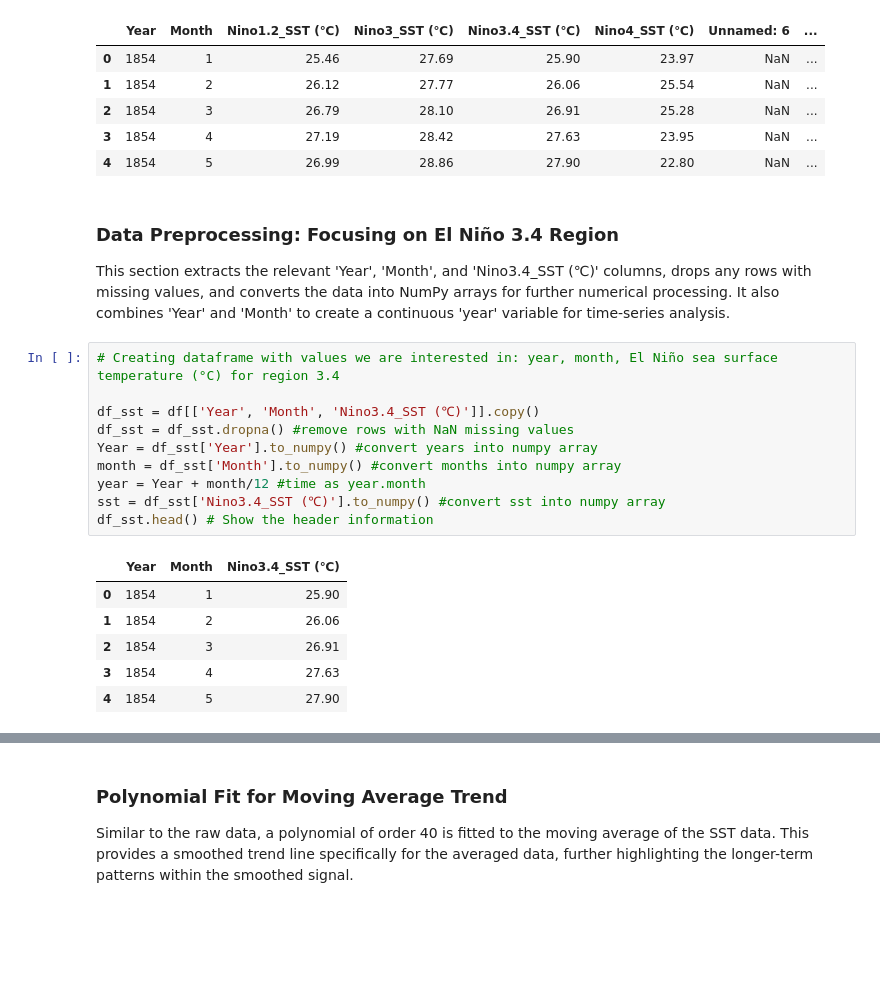
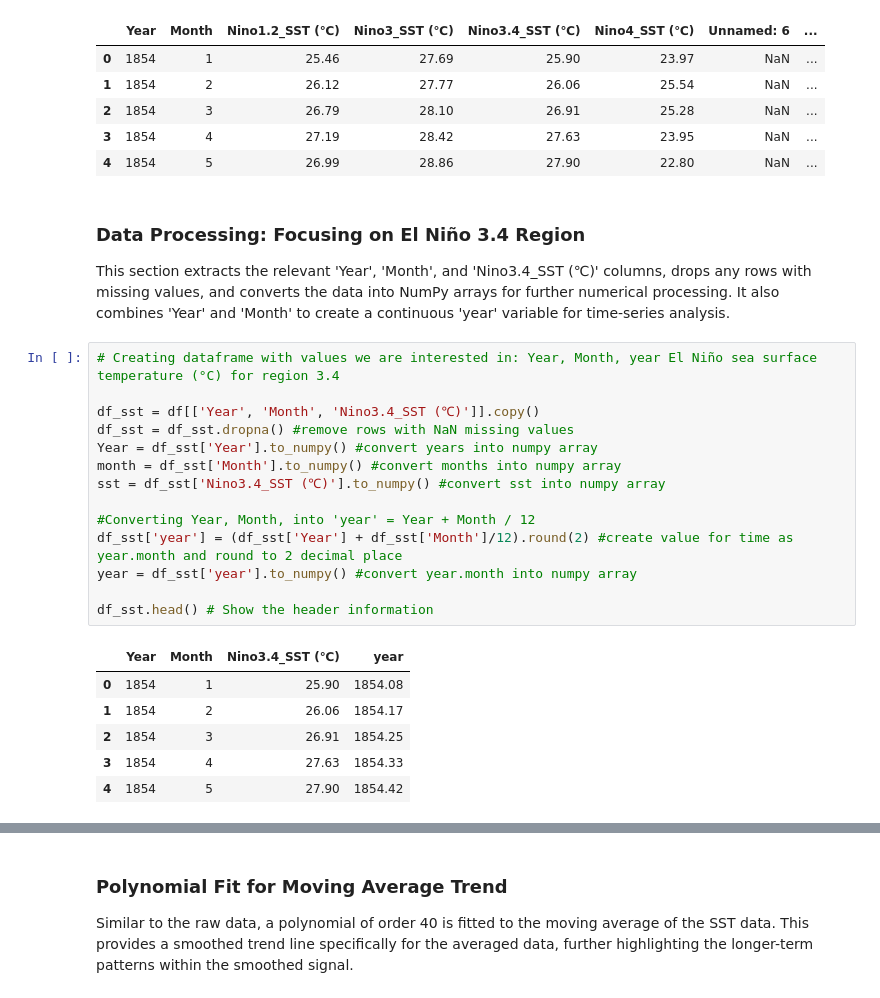
Before and after one commit to mjss26/EMSC2010-Group-Project-5, a Jupyter notebook: EMSC2010_Group_Project_5.ipynb, the cells around one changed output, grey strips where cells are left out. Cells and saved outputs as stored; diff of their text form; blank space fills up the shorter version.

```diff
--- a/EMSC2010_Group_Project_5.ipynb
+++ b/EMSC2010_Group_Project_5.ipynb
@@ -88,23 +81,27 @@ df.head() #show the header information
 | 3 | 1854 | 4 | 27.19 | 28.42 | 27.63 | 23.95 | NaN | ... |
 | 4 | 1854 | 5 | 26.99 | 28.86 | 27.90 | 22.80 | NaN | ... |
 # %% [markdown]
-### Data Preprocessing: Focusing on El Niño 3.4 Region
+### Data Processing: Focusing on El Niño 3.4 Region
 
 This section extracts the relevant 'Year', 'Month', and 'Nino3.4_SST (℃)' columns, drops any rows with missing values, and converts the data into NumPy arrays for further numerical processing. It also combines 'Year' and 'Month' to create a continuous 'year' variable for time-series analysis.
 # %%
-# Creating dataframe with values we are interested in: year, month, El Niño sea surface temperature (°C) for region 3.4
+# Creating dataframe with values we are interested in: Year, Month, year El Niño sea surface temperature (°C) for region 3.4
 
 df_sst = df[['Year', 'Month', 'Nino3.4_SST (℃)']].copy()
 df_sst = df_sst.dropna() #remove rows with NaN missing values
 Year = df_sst['Year'].to_numpy() #convert years into numpy array
 month = df_sst['Month'].to_numpy() #convert months into numpy array
-year = Year + month/12 #time as year.month
 sst = df_sst['Nino3.4_SST (℃)'].to_numpy() #convert sst into numpy array
+
+#Converting Year, Month, into 'year' = Year + Month / 12
+df_sst['year'] = (df_sst['Year'] + df_sst['Month']/12).round(2) #create value for time as year.month and round to 2 decimal place
+year = df_sst['year'].to_numpy() #convert year.month into numpy array
+
 df_sst.head() # Show the header information
 # %% [output]
-|  | Year | Month | Nino3.4_SST (℃) |
-| 0 | 1854 | 1 | 25.90 |
-| 1 | 1854 | 2 | 26.06 |
-| 2 | 1854 | 3 | 26.91 |
-| 3 | 1854 | 4 | 27.63 |
-| 4 | 1854 | 5 | 27.90 |
+|  | Year | Month | Nino3.4_SST (℃) | year |
+| 0 | 1854 | 1 | 25.90 | 1854.08 |
+| 1 | 1854 | 2 | 26.06 | 1854.17 |
+| 2 | 1854 | 3 | 26.91 | 1854.25 |
+| 3 | 1854 | 4 | 27.63 | 1854.33 |
+| 4 | 1854 | 5 | 27.90 | 1854.42 |
```
Also changed, not shown: parts of 82 cells of this notebook.
